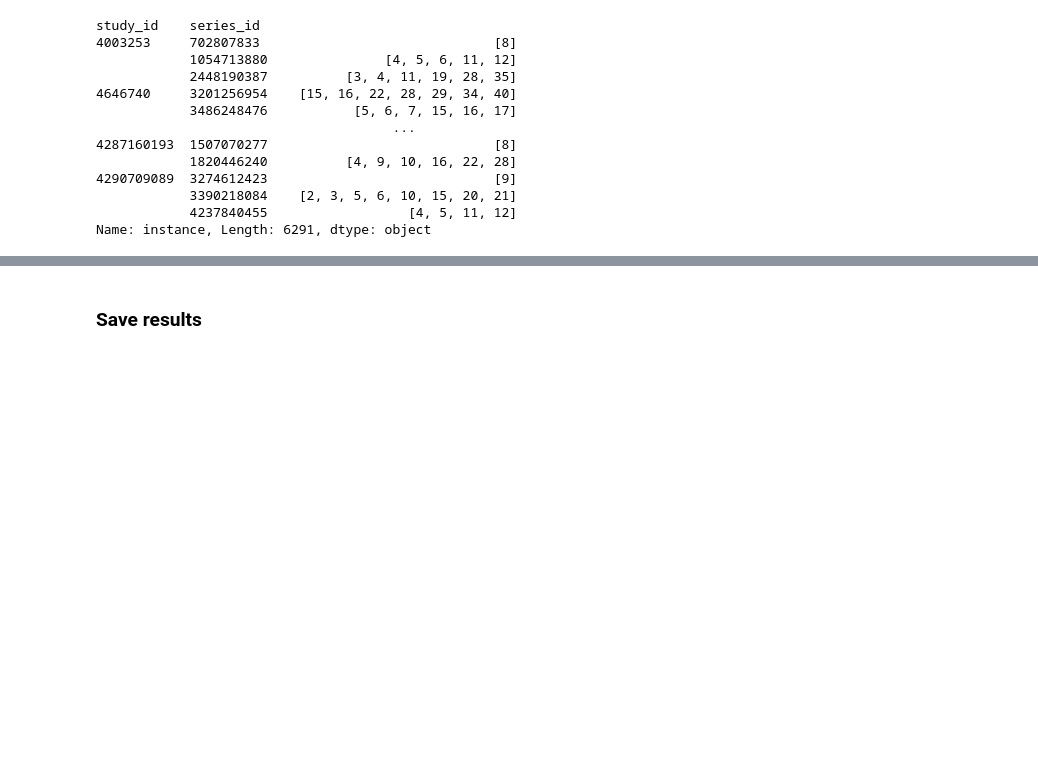
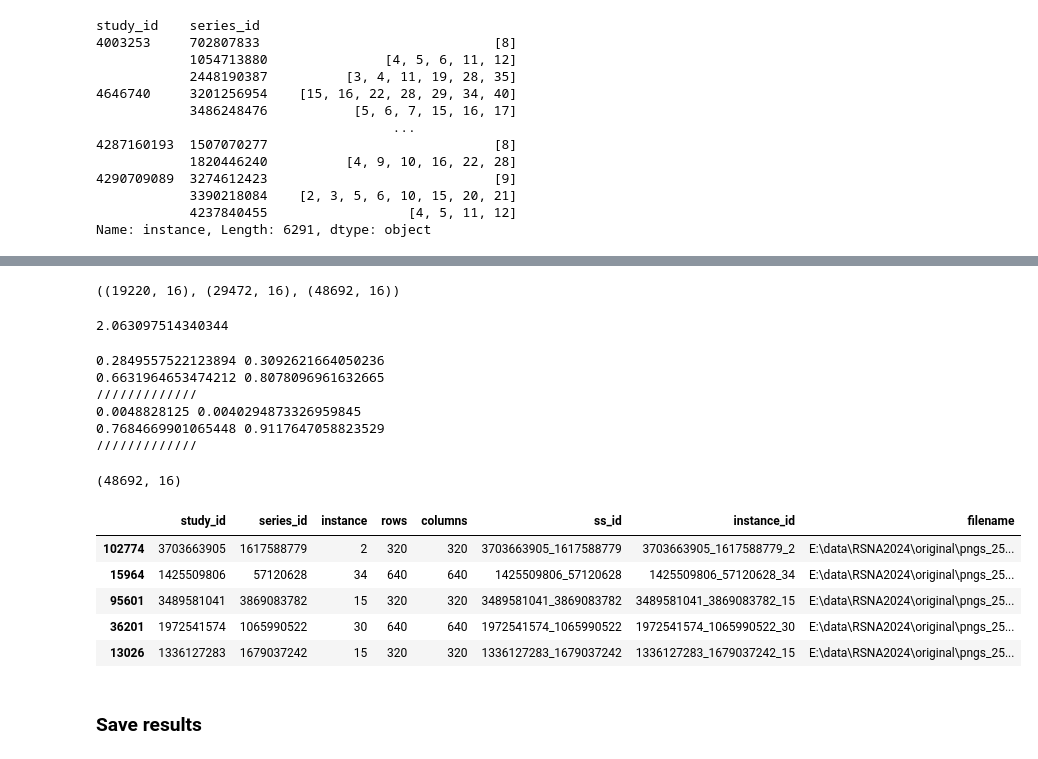
Before and after one commit to rosulucian/deep_learning_playground, a Jupyter notebook: kaggle/RSNA/datasets.ipynb, the cells around one changed output, grey strips where cells are left out. Saved outputs shown, nothing was run; the diff lists cells and outputs as text; code cells hidden in the pictures; blank space fills up the shorter version.

```diff
--- a/kaggle/RSNA/datasets.ipynb
+++ b/kaggle/RSNA/datasets.ipynb
@@ -231,4 +245,4 @@ coords_df.id.nunique()
 # %%
-files_df.rename(columns={'patient': 'study_id', 'series': 'series_id', 'image': 'instance'}, inplace=True)
+# files_df.rename(columns={'patient': 'study_id', 'series': 'series_id', 'image': 'instance'}, inplace=True)
 # %%
 files_df['ss_id'] = files_df.apply(lambda row: f'{str(row["study_id"])}_{str(row["series_id"])}', axis=1)
@@ -246,3 +274,38 @@ files_df.sample()
+# %%
+ax, non_ax = coords_df[coords_df['plane'] == 'Axial T2'], coords_df[coords_df['plane'] != 'Axial T2']
+ax.shape, non_ax.shape, coords_df.shape
+# %% [output]
+((19220, 16), (29472, 16), (48692, 16))
+# %%
+coords_df.y.min()
+# %% [output]
+2.063097514340344
+# %%
+for c in [ax, non_ax]:
+    print(c['x_perc'].min(), c['y_perc'].min())
+    print(c['x_perc'].max(), c['y_perc'].max())
+    print('/////////////')
+    # print(c['x_perc'].mean(), c['y_perc'].mean())
+# %% [output]
+0.2849557522123894 0.3092621664050236
+0.6631964653474212 0.8078096961632665
+/////////////
+0.0048828125 0.0040294873326959845
+0.7684669901065448 0.9117647058823529
+/////////////
+# %%
+coords_df.shape
+# %% [output]
+(48692, 16)
+# %%
+files_df.sample(5)
+# %% [output]
+|  | study_id | series_id | instance | rows | columns | ss_id | instance_id | filename |
+| 102774 | 3703663905 | 1617588779 | 2 | 320 | 320 | 3703663905_1617588779 | 3703663905_1617588779_2 | E:\data\RSNA2024\original\pngs_25... |
+| 15964 | 1425509806 | 57120628 | 34 | 640 | 640 | 1425509806_57120628 | 1425509806_57120628_34 | E:\data\RSNA2024\original\pngs_25... |
+| 95601 | 3489581041 | 3869083782 | 15 | 320 | 320 | 3489581041_3869083782 | 3489581041_3869083782_15 | E:\data\RSNA2024\original\pngs_25... |
+| 36201 | 1972541574 | 1065990522 | 30 | 640 | 640 | 1972541574_1065990522 | 1972541574_1065990522_30 | E:\data\RSNA2024\original\pngs_25... |
+| 13026 | 1336127283 | 1679037242 | 15 | 320 | 320 | 1336127283_1679037242 | 1336127283_1679037242_15 | E:\data\RSNA2024\original\pngs_25... |
 # %% [markdown]
 ### Save results
 # %%
```
Also changed, not shown: parts of 25 cells of this notebook, 3 other files.
